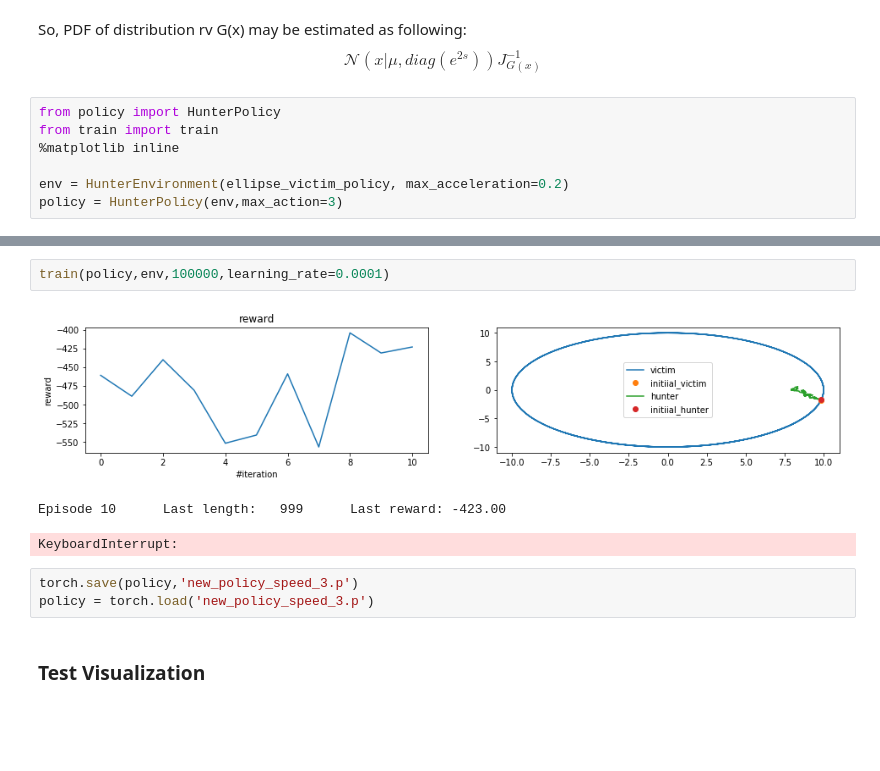
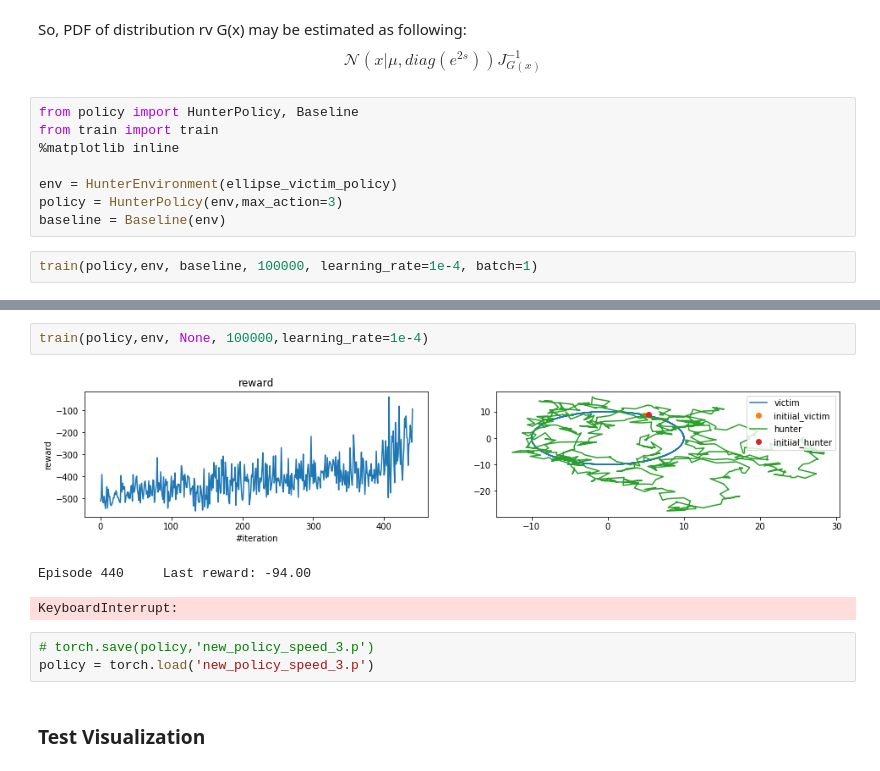
Before and after one commit to egornuzhin/hunter_learning, a Jupyter notebook: rl_hunter_larning_radial_domain.ipynb, the cells around one changed output, grey strips where cells are left out. Drawn from its saved outputs; the diff is of its cells as text; blank space fills up the shorter version.

Commit message:
add gitignore, baseline, batch (Monte Carlo samling)

```diff
--- a/rl_hunter_larning_radial_domain.ipynb
+++ b/rl_hunter_larning_radial_domain.ipynb
@@ -96,9 +96,12 @@ $$\ln(\mathcal{J}_{G(x)}^{-1})=2\left(||x||_2^2-\ln v_{max}\right)-\ln 2$$
 So, PDF of distribution rv G(x) may be estimated as following:
 $$\mathcal{N}(x|\mu,diag(e^{2s}))J_{G(x)}^{-1}$$
 # %%
-from policy import HunterPolicy
+from policy import HunterPolicy, Baseline
 from train import train
 %matplotlib inline
 
-env = HunterEnvironment(ellipse_victim_policy, max_acceleration=0.2)
+env = HunterEnvironment(ellipse_victim_policy)
 policy = HunterPolicy(env,max_action=3)
+baseline = Baseline(env)
+# %%
+train(policy,env, baseline, 100000, learning_rate=1e-4, batch=1)
@@ -105,11 +113,11 @@ policy = HunterPolicy(env,max_action=3)
 # %%
-train(policy,env,100000,learning_rate=0.0001)
+train(policy,env, None, 100000,learning_rate=1e-4)
 # %% [output]
-[figure, old version]
+[figure, new version]
-Episode 10      Last length:   999      Last reward: -423.00
+Episode 440     Last reward: -94.00
 KeyboardInterrupt:
 # %%
-torch.save(policy,'new_policy_speed_3.p')
+# torch.save(policy,'new_policy_speed_3.p')
 policy = torch.load('new_policy_speed_3.p')
 # %% [markdown]
 ### Test Visualization
```
Also changed, not shown: parts of 2 cells of this notebook, 4 other files.
